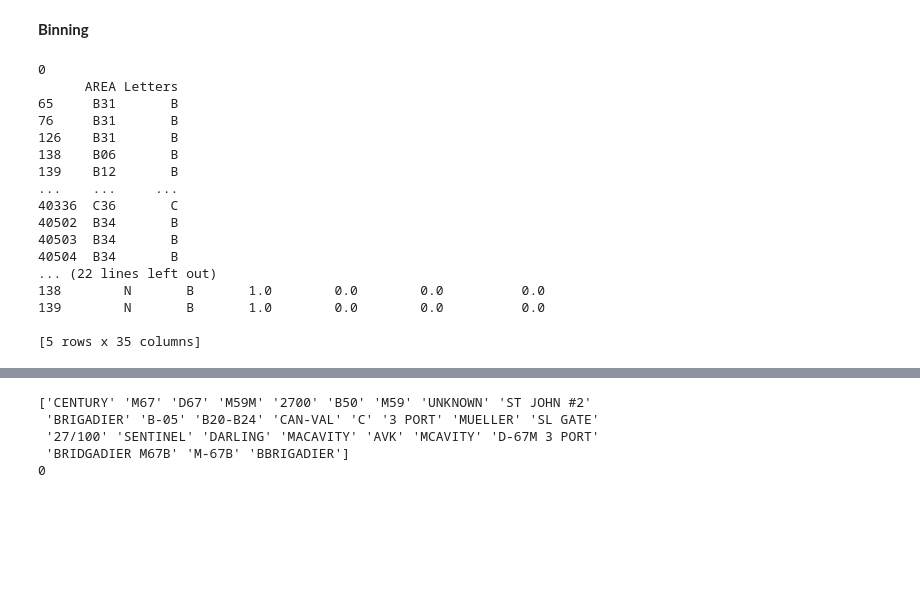
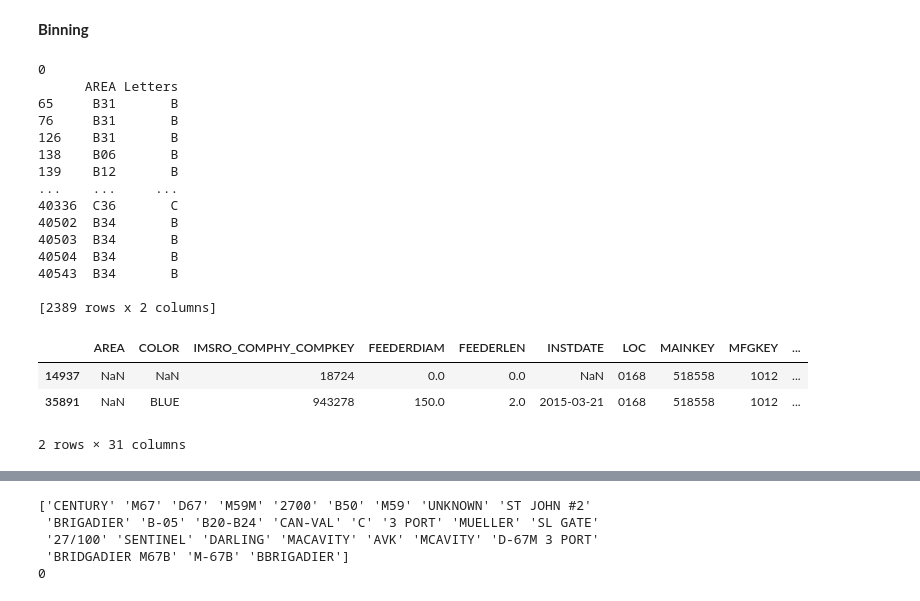
Before and after one commit to ellanguyen-rop/Flushing_Assignments, a Jupyter notebook: Flushing Analytics (1).ipynb, the cells around one changed output, grey strips where cells are left out. Drawn from its saved outputs; the diff is of its cells as text; code cells hidden in the pictures; blank space fills up the shorter version.

```diff
--- a/Flushing Analytics (1).ipynb
+++ b/Flushing Analytics (1).ipynb
@@ -241,20 +241,6 @@ copied_all_hydrants_df['Letters'] = copied_all_hydrants_df['AREA'].str.extract(r
 
 # Displaying the resulting DataFrame with only the letters
 print(copied_all_hydrants_df[['AREA', 'Letters']])
-
-from sklearn.preprocessing import OneHotEncoder
-
-# One-hot encoding the letters
-encoder = OneHotEncoder(sparse_output=False)
-encoded_letters = encoder.fit_transform(copied_all_hydrants_df[['Letters']])
-encoded_letters_df = pd.DataFrame(encoded_letters, columns=encoder.get_feature_names_out(['Letters']))
-
-# Combining the original DataFrame with the encoded letters
-copied_all_hydrants_df = pd.concat([copied_all_hydrants_df, encoded_letters_df], axis=1)
-
-# Displaying the resulting DataFrame to ensure the columns are included
-print("Original DataFrame with extracted letters and one-hot encoded columns:")
-print(copied_all_hydrants_df.head())
 # %% [output]
 0
       AREA Letters
@@ -268,8 +254,13 @@ print(copied_all_hydrants_df.head())
 40502  B34       B
 40503  B34       B
 40504  B34       B
-... (22 lines left out)
-138        N       B       1.0        0.0        0.0          0.0
-139        N       B       1.0        0.0        0.0          0.0
+40543  B34       B
 
-[5 rows x 35 columns]
+[2389 rows x 2 columns]
+# %%
+copied_all_hydrants_df[copied_all_hydrants_df['Letters'].isnull()]
+# %% [output]
+|  | AREA | COLOR | IMSRO_COMPHY_COMPKEY | FEEDERDIAM | FEEDERLEN | INSTDATE | LOC | MAINKEY | MFGKEY | ... |
+| 14937 | NaN | NaN | 18724 | 0.0 | 0.0 | NaN | 0168 | 518558 | 1012 | ... |
+| 35891 | NaN | BLUE | 943278 | 150.0 | 2.0 | 2015-03-21 | 0168 | 518558 | 1012 | ... |
+2 rows × 31 columns
```
Also changed, not shown: parts of 4 cells of this notebook, 3 other files.
